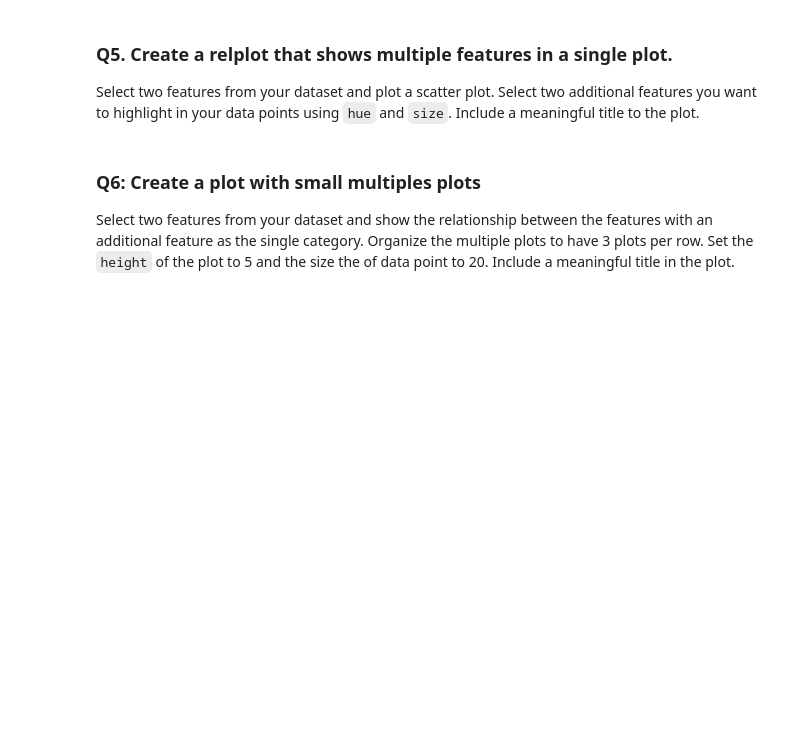
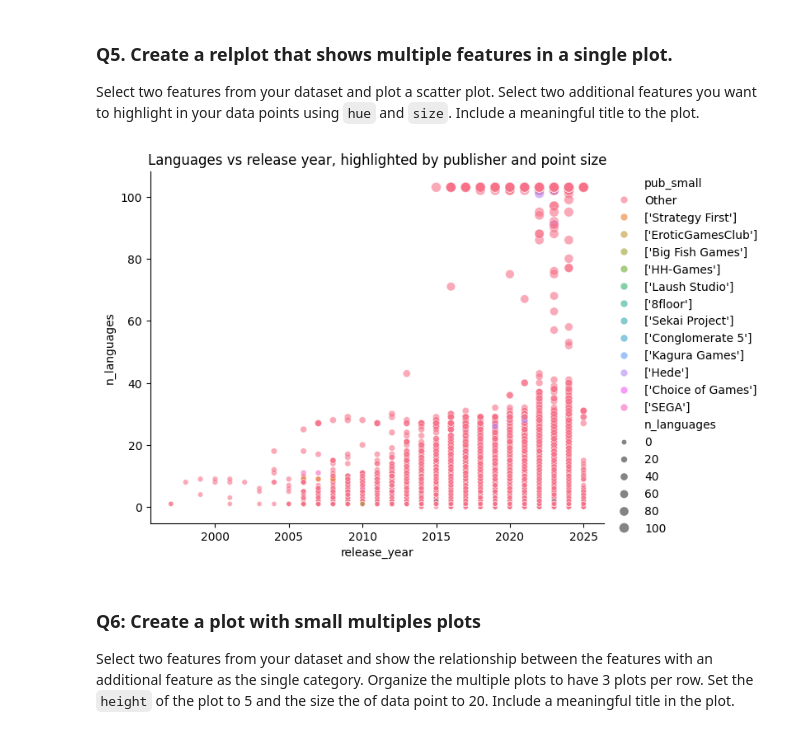
Before and after one commit to CS133-DataVisualization/term-project-team-steam, a Jupyter notebook: CS133_F25_P1_relplot_scatter.ipynb, the cells around one changed output. Saved outputs shown, nothing was run; the diff lists cells and outputs as text; code cells hidden in the pictures; blank space fills up the shorter version.

```diff
--- a/CS133_F25_P1_relplot_scatter.ipynb
+++ b/CS133_F25_P1_relplot_scatter.ipynb
@@ -34,3 +119,20 @@ Select two features from your dataset and plot a scatter plot. Select two additi
+# %%
+# Your code here . . .
+# too many publishers can clutter hue; keep top 12 by count
+top_publishers = df["publishers"].value_counts().head(12).index
+df_q5 = df.dropna(subset=["release_year", "n_languages"]).copy()
+df_q5["pub_small"] = df_q5["publishers"].where(df_q5["publishers"].isin(top_publishers), other="Other")
+
+g = sns.relplot(
+    data=df_q5,
+    x="release_year", y="n_languages",
+    hue="pub_small", size="n_languages",
+    kind="scatter", alpha=0.6, height=5, aspect=1.3
+)
+plt.title("Languages vs release year, highlighted by publisher and point size")
+plt.show()
+# %% [output]
+[figure, added]
 # %% [markdown]
 ### Q6: Create a plot with small multiples plots
 Select two features from your dataset and show the relationship between the features with an additional feature as the single category. Organize the multiple plots to have 3 plots per row. Set the `height` of the plot to 5 and the size the of data point to 20. Include a meaningful title in the plot.
```
Also changed, not shown: parts of 13 cells of this notebook.
